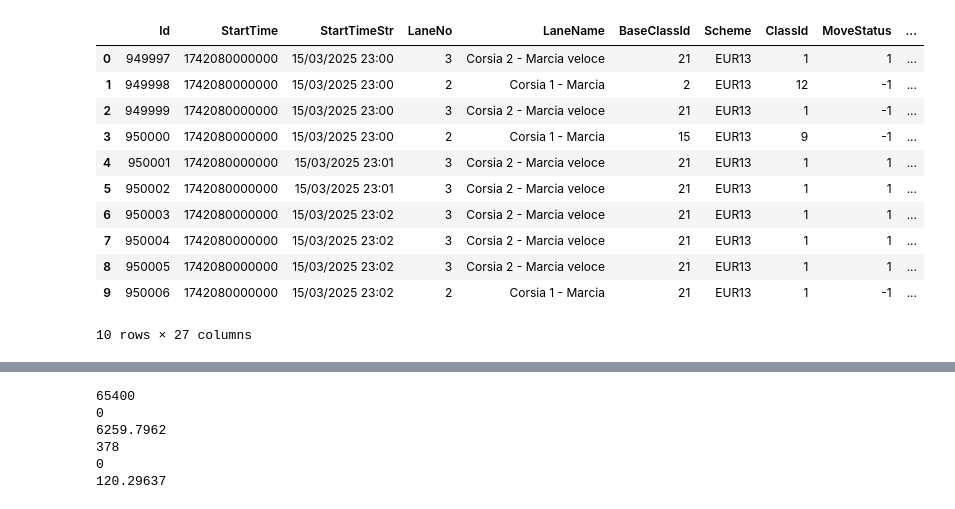
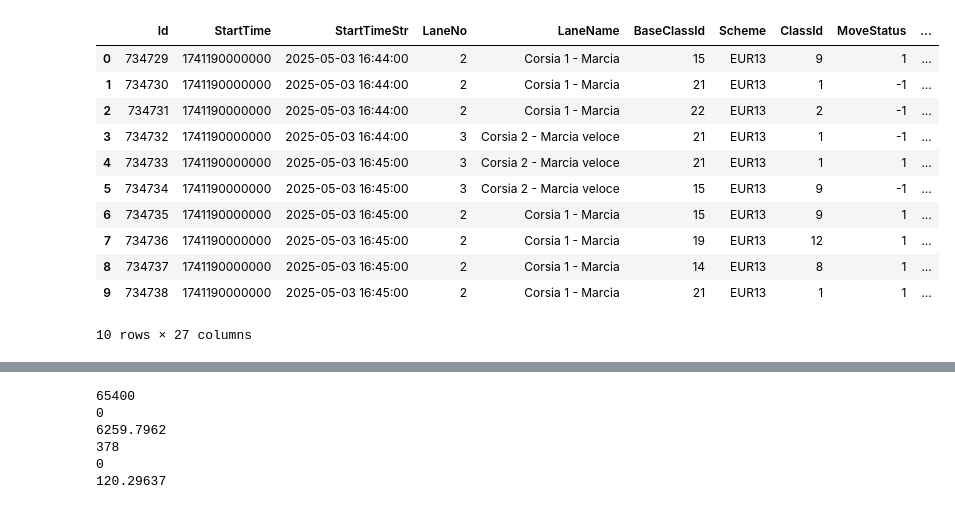
Before and after one commit to Thomas-Lohith/industry_time_series, a Jupyter notebook: src/research/notebooks/weighing_data.ipynb, the cells around one changed output, grey strips where cells are left out. Cells and saved outputs as stored; diff of their text form; code cells hidden in the pictures.

```diff
--- a/src/research/notebooks/weighing_data.ipynb
+++ b/src/research/notebooks/weighing_data.ipynb
@@ -7,18 +7,18 @@ import matplotlib.dates as mdates
 from datetime import datetime, timedelta
 import warnings
 # %%
-df = pd.read_excel('/home/thomas/backup-sensor-data/dynamic_weight/Marzo/16 marzo - 22 marzo/1.xlsx')
+df = pd.read_excel('/Users/thomas/data/Dynamic_weight_data/Marzo/1 marzo - 7 marzo/2.xlsx')
 df.head(10)
 # %% [output]
 |  | Id | StartTime | StartTimeStr | LaneNo | LaneName | BaseClassId | Scheme | ClassId | MoveStatus | ... |
-| 0 | 949997 | 1742080000000 | 15/03/2025 23:00 | 3 | Corsia 2 - Marcia veloce | 21 | EUR13 | 1 | 1 | ... |
-| 1 | 949998 | 1742080000000 | 15/03/2025 23:00 | 2 | Corsia 1 - Marcia | 2 | EUR13 | 12 | -1 | ... |
-| 2 | 949999 | 1742080000000 | 15/03/2025 23:00 | 3 | Corsia 2 - Marcia veloce | 21 | EUR13 | 1 | -1 | ... |
-| 3 | 950000 | 1742080000000 | 15/03/2025 23:00 | 2 | Corsia 1 - Marcia | 15 | EUR13 | 9 | -1 | ... |
-| 4 | 950001 | 1742080000000 | 15/03/2025 23:01 | 3 | Corsia 2 - Marcia veloce | 21 | EUR13 | 1 | 1 | ... |
-| 5 | 950002 | 1742080000000 | 15/03/2025 23:01 | 3 | Corsia 2 - Marcia veloce | 21 | EUR13 | 1 | 1 | ... |
-| 6 | 950003 | 1742080000000 | 15/03/2025 23:02 | 3 | Corsia 2 - Marcia veloce | 21 | EUR13 | 1 | 1 | ... |
-| 7 | 950004 | 1742080000000 | 15/03/2025 23:02 | 3 | Corsia 2 - Marcia veloce | 21 | EUR13 | 1 | 1 | ... |
-| 8 | 950005 | 1742080000000 | 15/03/2025 23:02 | 3 | Corsia 2 - Marcia veloce | 21 | EUR13 | 1 | 1 | ... |
-| 9 | 950006 | 1742080000000 | 15/03/2025 23:02 | 2 | Corsia 1 - Marcia | 21 | EUR13 | 1 | -1 | ... |
+| 0 | 734729 | 1741190000000 | 2025-05-03 16:44:00 | 2 | Corsia 1 - Marcia | 15 | EUR13 | 9 | 1 | ... |
+| 1 | 734730 | 1741190000000 | 2025-05-03 16:44:00 | 2 | Corsia 1 - Marcia | 21 | EUR13 | 1 | -1 | ... |
+| 2 | 734731 | 1741190000000 | 2025-05-03 16:44:00 | 2 | Corsia 1 - Marcia | 22 | EUR13 | 2 | -1 | ... |
+| 3 | 734732 | 1741190000000 | 2025-05-03 16:44:00 | 3 | Corsia 2 - Marcia veloce | 21 | EUR13 | 1 | -1 | ... |
+| 4 | 734733 | 1741190000000 | 2025-05-03 16:45:00 | 3 | Corsia 2 - Marcia veloce | 21 | EUR13 | 1 | 1 | ... |
+| 5 | 734734 | 1741190000000 | 2025-05-03 16:45:00 | 3 | Corsia 2 - Marcia veloce | 15 | EUR13 | 9 | -1 | ... |
+| 6 | 734735 | 1741190000000 | 2025-05-03 16:45:00 | 2 | Corsia 1 - Marcia | 15 | EUR13 | 9 | 1 | ... |
+| 7 | 734736 | 1741190000000 | 2025-05-03 16:45:00 | 2 | Corsia 1 - Marcia | 19 | EUR13 | 12 | 1 | ... |
+| 8 | 734737 | 1741190000000 | 2025-05-03 16:45:00 | 2 | Corsia 1 - Marcia | 14 | EUR13 | 8 | 1 | ... |
+| 9 | 734738 | 1741190000000 | 2025-05-03 16:45:00 | 2 | Corsia 1 - Marcia | 21 | EUR13 | 1 | 1 | ... |
 10 rows × 27 columns
```
Also changed, not shown: parts of 4 cells of this notebook, 5 other files.
